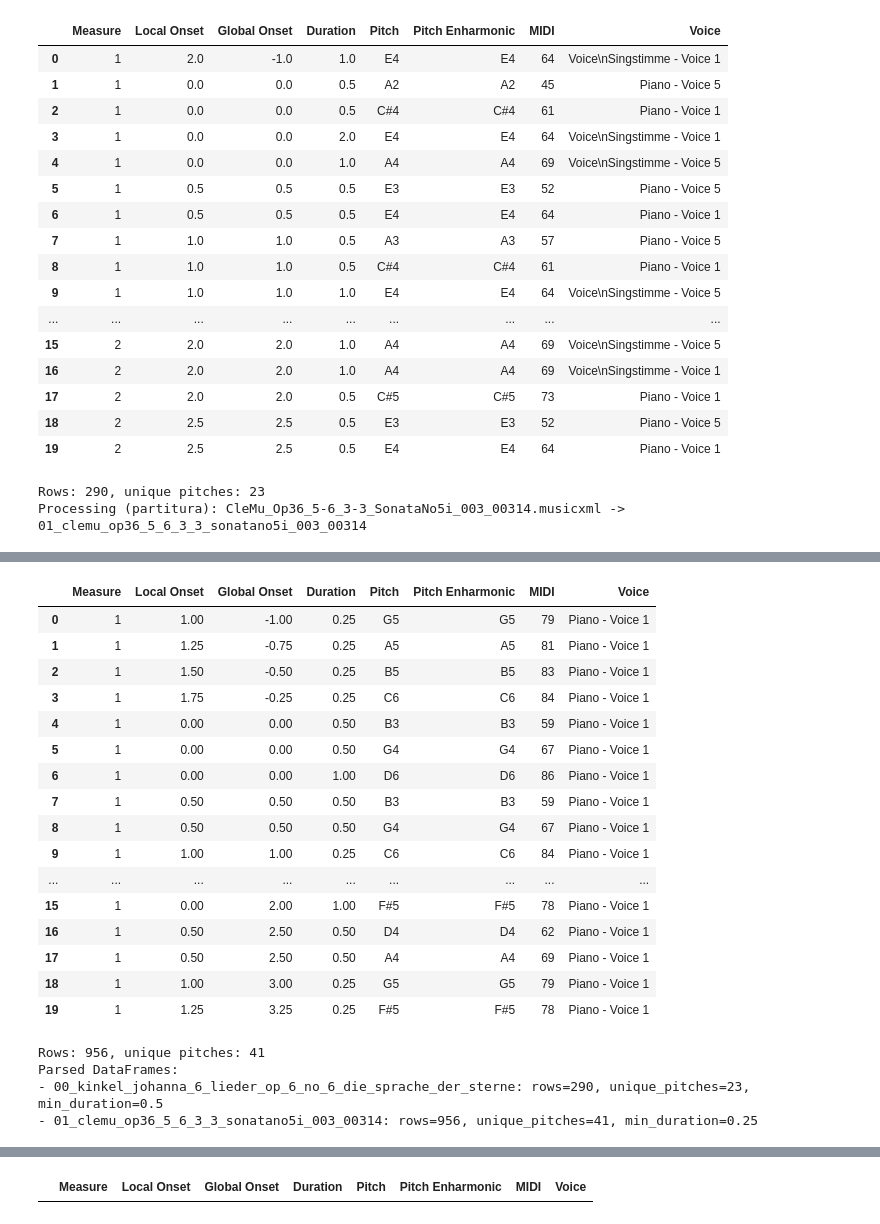
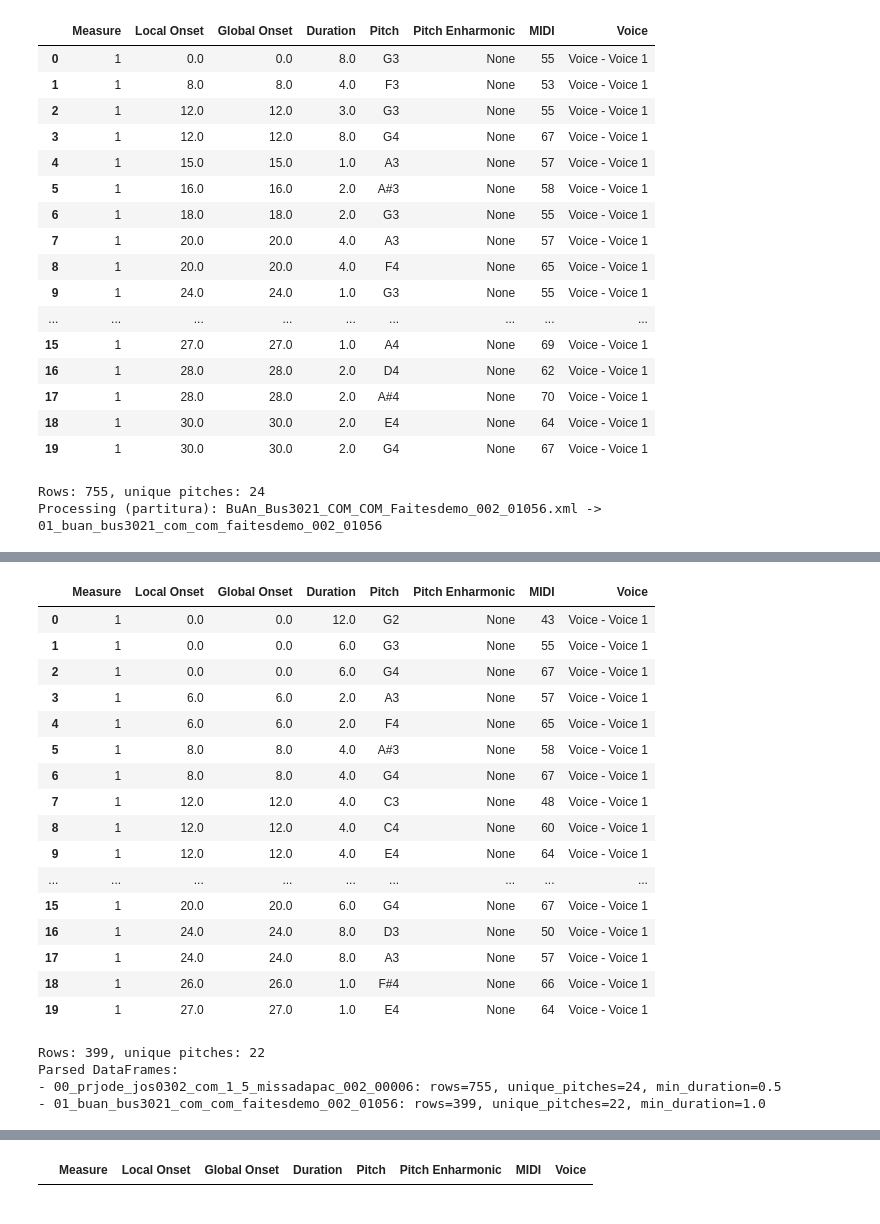
Before and after one commit to egorpol/camat_v2, a Jupyter notebook: CAMAT_revamped/parse_to_tsv_to stats.ipynb, the cells around one changed output, grey strips where cells are left out. Drawn from its saved outputs; the diff is of its cells as text; code cells hidden in the pictures.

Commit message:
Test with other online XML files from analyse.hfm-weimar.de
Same issues as with Winterreise files

```diff
--- a/CAMAT_revamped/parse_to_tsv_to stats.ipynb
+++ b/CAMAT_revamped/parse_to_tsv_to stats.ipynb
@@ -28,15 +28,16 @@ STRIP_TIES = True           # merge tied notes into single notes (music21 backen
 
 # List of file sources (URLs or local paths)
 FILE_SOURCES = [
-    #'https://analyse.hfm-weimar.de/database/02/PrJode_Jos0302_COM_1-5_MissaDapac_002_00006.xml',
+    'https://analyse.hfm-weimar.de/database/02/PrJode_Jos0302_COM_1-5_MissaDapac_002_00006.xml',
+    'https://analyse.hfm-weimar.de/database/02/BuAn_Bus3021_COM_COM_Faitesdemo_002_01056.xml',
     # 'https://raw.githubusercontent.com/humdrum-tools/bach-wtc-fugues/refs/heads/master/kern/wtc1f04.krn',
     # 'https://raw.githubusercontent.com/humdrum-tools/bach-wtc/refs/heads/main/kern/wtc1f22.krn',
     # 'https://raw.githubusercontent.com/piasteuck/winterreise-analysis/refs/heads/main/Schubert_Winterreise_Dataset_v2-0/01_RawData/score_musicxml/Schubert_D911-08.xml',
     # 'https://raw.githubusercontent.com/piasteuck/winterreise-analysis/refs/heads/main/Schubert_Winterreise_Dataset_v2-0/01_RawData/score_musicxml/Schubert_D911-20.xml',
     # 'https://raw.githubusercontent.com/piasteuck/winterreise-analysis/refs/heads/main/Schubert_Winterreise_Dataset_v2-0/01_RawData/score_musicxml/Schubert_D911-15.xml',
     # 'https://raw.githubusercontent.com/piasteuck/winterreise-analysis/refs/heads/main/Schubert_Winterreise_Dataset_v2-0/01_RawData/score_musicxml/Schubert_D911-07.xml',
-    r'D:\Documents\.Arbeit\camat\kinkel_johanna\lieder\Kinkel_Johanna_-_6_Lieder_Op.6_No.6_-_Die_Sprache_der_Sterne.mxl',
-    r'D:\Documents\.Arbeit\camat\CleMu_Op36_5-6_3-3_SonataNo5i_003_00314.musicxml',
+    # r'D:\Documents\.Arbeit\camat\kinkel_johanna\lieder\Kinkel_Johanna_-_6_Lieder_Op.6_No.6_-_Die_Sprache_der_Sterne.mxl',
+    # r'D:\Documents\.Arbeit\camat\CleMu_Op36_5-6_3-3_SonataNo5i_003_00314.musicxml',
     # 'https://raw.githubusercontent.com/music-encoding/sample-encodings/main/MEI_5.0/Music/Complete_examples/Bach-JS_Ein_feste_Burg.mei',
     # 'https://raw.githubusercontent.com/humdrum-tools/bach-wtc/refs/heads/main/kern/wtc2f05.krn',
     # 'C:/Users/egorp/OneDrive/Desktop/weimar_ftp_backup/dokuwiki/database/05/CaSe_11_UNSP_UNSP_Danksagenw_005_00011.xml'  # If you prefer backslashes, make it a raw string: r'C:\Users\egorp\...'
@@ -85,47 +84,47 @@ Starting point 0 is assumed
 [interactive output not drawn]
 [interactive output not drawn]
 |  | Measure | Local Onset | Global Onset | Duration | Pitch | Pitch Enharmonic | MIDI | Voice |
-| 0 | 1 | 2.0 | -1.0 | 1.0 | E4 | E4 | 64 | Voice\nSingstimme - Voice 1 |
-| 1 | 1 | 0.0 | 0.0 | 0.5 | A2 | A2 | 45 | Piano - Voice 5 |
-| 2 | 1 | 0.0 | 0.0 | 0.5 | C#4 | C#4 | 61 | Piano - Voice 1 |
-| 3 | 1 | 0.0 | 0.0 | 2.0 | E4 | E4 | 64 | Voice\nSingstimme - Voice 1 |
-| 4 | 1 | 0.0 | 0.0 | 1.0 | A4 | A4 | 69 | Voice\nSingstimme - Voice 5 |
-| 5 | 1 | 0.5 | 0.5 | 0.5 | E3 | E3 | 52 | Piano - Voice 5 |
-| 6 | 1 | 0.5 | 0.5 | 0.5 | E4 | E4 | 64 | Piano - Voice 1 |
-| 7 | 1 | 1.0 | 1.0 | 0.5 | A3 | A3 | 57 | Piano - Voice 5 |
-| 8 | 1 | 1.0 | 1.0 | 0.5 | C#4 | C#4 | 61 | Piano - Voice 1 |
-| 9 | 1 | 1.0 | 1.0 | 1.0 | E4 | E4 | 64 | Voice\nSingstimme - Voice 5 |
+| 0 | 1 | 0.0 | 0.0 | 8.0 | G3 | None | 55 | Voice - Voice 1 |
+| 1 | 1 | 8.0 | 8.0 | 4.0 | F3 | None | 53 | Voice - Voice 1 |
+| 2 | 1 | 12.0 | 12.0 | 3.0 | G3 | None | 55 | Voice - Voice 1 |
+| 3 | 1 | 12.0 | 12.0 | 8.0 | G4 | None | 67 | Voice - Voice 1 |
+| 4 | 1 | 15.0 | 15.0 | 1.0 | A3 | None | 57 | Voice - Voice 1 |
+| 5 | 1 | 16.0 | 16.0 | 2.0 | A#3 | None | 58 | Voice - Voice 1 |
+| 6 | 1 | 18.0 | 18.0 | 2.0 | G3 | None | 55 | Voice - Voice 1 |
+| 7 | 1 | 20.0 | 20.0 | 4.0 | A3 | None | 57 | Voice - Voice 1 |
+| 8 | 1 | 20.0 | 20.0 | 4.0 | F4 | None | 65 | Voice - Voice 1 |
+| 9 | 1 | 24.0 | 24.0 | 1.0 | G3 | None | 55 | Voice - Voice 1 |
 | ... | ... | ... | ... | ... | ... | ... | ... | ... |
-| 15 | 2 | 2.0 | 2.0 | 1.0 | A4 | A4 | 69 | Voice\nSingstimme - Voice 5 |
-| 16 | 2 | 2.0 | 2.0 | 1.0 | A4 | A4 | 69 | Voice\nSingstimme - Voice 1 |
-| 17 | 2 | 2.0 | 2.0 | 0.5 | C#5 | C#5 | 73 | Piano - Voice 1 |
-| 18 | 2 | 2.5 | 2.5 | 0.5 | E3 | E3 | 52 | Piano - Voice 5 |
-| 19 | 2 | 2.5 | 2.5 | 0.5 | E4 | E4 | 64 | Piano - Voice 1 |
+| 15 | 1 | 27.0 | 27.0 | 1.0 | A4 | None | 69 | Voice - Voice 1 |
+| 16 | 1 | 28.0 | 28.0 | 2.0 | D4 | None | 62 | Voice - Voice 1 |
+| 17 | 1 | 28.0 | 28.0 | 2.0 | A#4 | None | 70 | Voice - Voice 1 |
+| 18 | 1 | 30.0 | 30.0 | 2.0 | E4 | None | 64 | Voice - Voice 1 |
+| 19 | 1 | 30.0 | 30.0 | 2.0 | G4 | None | 67 | Voice - Voice 1 |
-Rows: 290, unique pitches: 23
-Processing (partitura): CleMu_Op36_5-6_3-3_SonataNo5i_003_00314.musicxml -> 01_clemu_op36_5_6_3_3_sonatano5i_003_00314
+Rows: 755, unique pitches: 24
+Processing (partitura): BuAn_Bus3021_COM_COM_Faitesdemo_002_01056.xml -> 01_buan_bus3021_com_com_faitesdemo_002_01056
 [interactive output not drawn]
 [interactive output not drawn]
 |  | Measure | Local Onset | Global Onset | Duration | Pitch | Pitch Enharmonic | MIDI | Voice |
-| 0 | 1 | 1.00 | -1.00 | 0.25 | G5 | G5 | 79 | Piano - Voice 1 |
-| 1 | 1 | 1.25 | -0.75 | 0.25 | A5 | A5 | 81 | Piano - Voice 1 |
-| 2 | 1 | 1.50 | -0.50 | 0.25 | B5 | B5 | 83 | Piano - Voice 1 |
-| 3 | 1 | 1.75 | -0.25 | 0.25 | C6 | C6 | 84 | Piano - Voice 1 |
-| 4 | 1 | 0.00 | 0.00 | 0.50 | B3 | B3 | 59 | Piano - Voice 1 |
-| 5 | 1 | 0.00 | 0.00 | 0.50 | G4 | G4 | 67 | Piano - Voice 1 |
-| 6 | 1 | 0.00 | 0.00 | 1.00 | D6 | D6 | 86 | Piano - Voice 1 |
-| 7 | 1 | 0.50 | 0.50 | 0.50 | B3 | B3 | 59 | Piano - Voice 1 |
-| 8 | 1 | 0.50 | 0.50 | 0.50 | G4 | G4 | 67 | Piano - Voice 1 |
-| 9 | 1 | 1.00 | 1.00 | 0.25 | C6 | C6 | 84 | Piano - Voice 1 |
+| 0 | 1 | 0.0 | 0.0 | 12.0 | G2 | None | 43 | Voice - Voice 1 |
+| 1 | 1 | 0.0 | 0.0 | 6.0 | G3 | None | 55 | Voice - Voice 1 |
+| 2 | 1 | 0.0 | 0.0 | 6.0 | G4 | None | 67 | Voice - Voice 1 |
+| 3 | 1 | 6.0 | 6.0 | 2.0 | A3 | None | 57 | Voice - Voice 1 |
+| 4 | 1 | 6.0 | 6.0 | 2.0 | F4 | None | 65 | Voice - Voice 1 |
+| 5 | 1 | 8.0 | 8.0 | 4.0 | A#3 | None | 58 | Voice - Voice 1 |
+| 6 | 1 | 8.0 | 8.0 | 4.0 | G4 | None | 67 | Voice - Voice 1 |
+| 7 | 1 | 12.0 | 12.0 | 4.0 | C3 | None | 48 | Voice - Voice 1 |
+| 8 | 1 | 12.0 | 12.0 | 4.0 | C4 | None | 60 | Voice - Voice 1 |
+| 9 | 1 | 12.0 | 12.0 | 4.0 | E4 | None | 64 | Voice - Voice 1 |
 | ... | ... | ... | ... | ... | ... | ... | ... | ... |
-| 15 | 1 | 0.00 | 2.00 | 1.00 | F#5 | F#5 | 78 | Piano - Voice 1 |
-| 16 | 1 | 0.50 | 2.50 | 0.50 | D4 | D4 | 62 | Piano - Voice 1 |
-| 17 | 1 | 0.50 | 2.50 | 0.50 | A4 | A4 | 69 | Piano - Voice 1 |
-| 18 | 1 | 1.00 | 3.00 | 0.25 | G5 | G5 | 79 | Piano - Voice 1 |
-| 19 | 1 | 1.25 | 3.25 | 0.25 | F#5 | F#5 | 78 | Piano - Voice 1 |
+| 15 | 1 | 20.0 | 20.0 | 6.0 | G4 | None | 67 | Voice - Voice 1 |
+| 16 | 1 | 24.0 | 24.0 | 8.0 | D3 | None | 50 | Voice - Voice 1 |
+| 17 | 1 | 24.0 | 24.0 | 8.0 | A3 | None | 57 | Voice - Voice 1 |
+| 18 | 1 | 26.0 | 26.0 | 1.0 | F#4 | None | 66 | Voice - Voice 1 |
+| 19 | 1 | 27.0 | 27.0 | 1.0 | E4 | None | 64 | Voice - Voice 1 |
-Rows: 956, unique pitches: 41
-Parsed DataFrames:
-- 00_kinkel_johanna_6_lieder_op_6_no_6_die_sprache_der_sterne: rows=290, unique_pitches=23, min_duration=0.5
-- 01_clemu_op36_5_6_3_3_sonatano5i_003_00314: rows=956, unique_pitches=41, min_duration=0.25
+Rows: 399, unique pitches: 22
+Parsed DataFrames:
+- 00_prjode_jos0302_com_1_5_missadapac_002_00006: rows=755, unique_pitches=24, min_duration=0.5
+- 01_buan_bus3021_com_com_faitesdemo_002_01056: rows=399, unique_pitches=22, min_duration=1.0
 # %%
 list(dfs_by_name)
 # %% [output]
```
Also changed, not shown: parts of 7 cells of this notebook.
